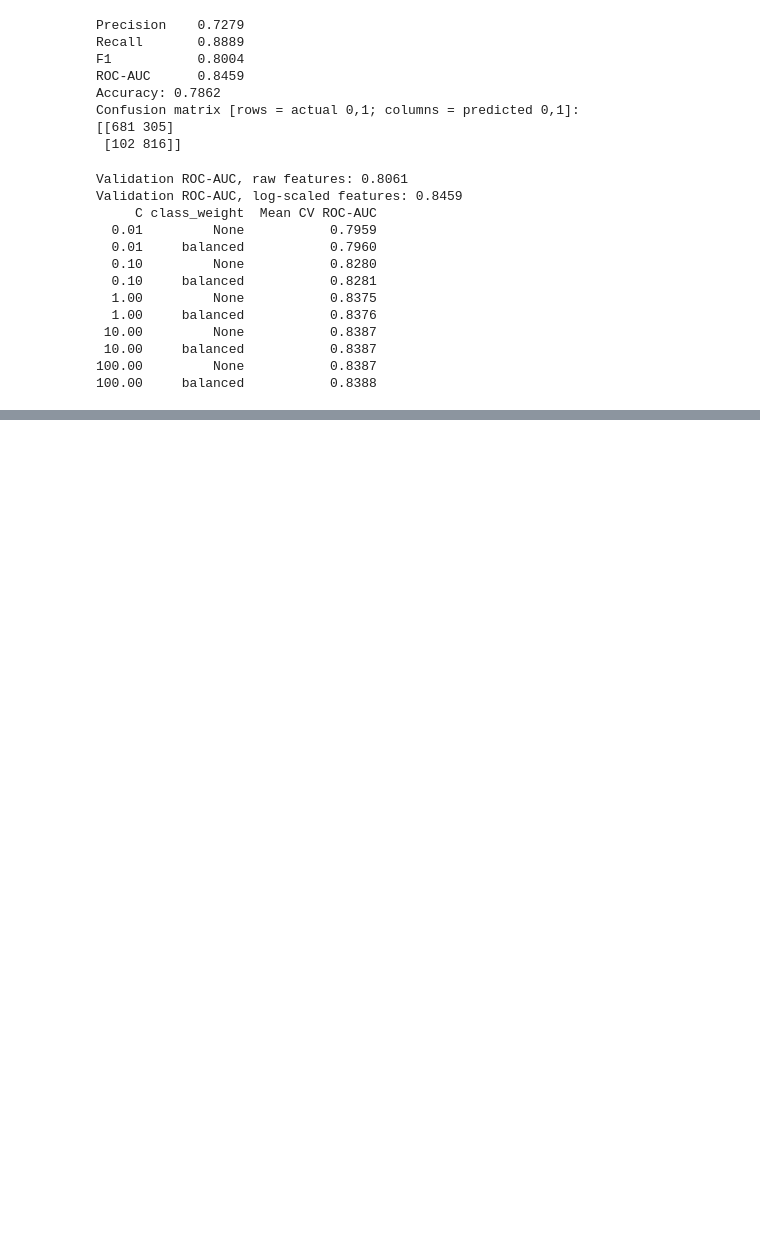
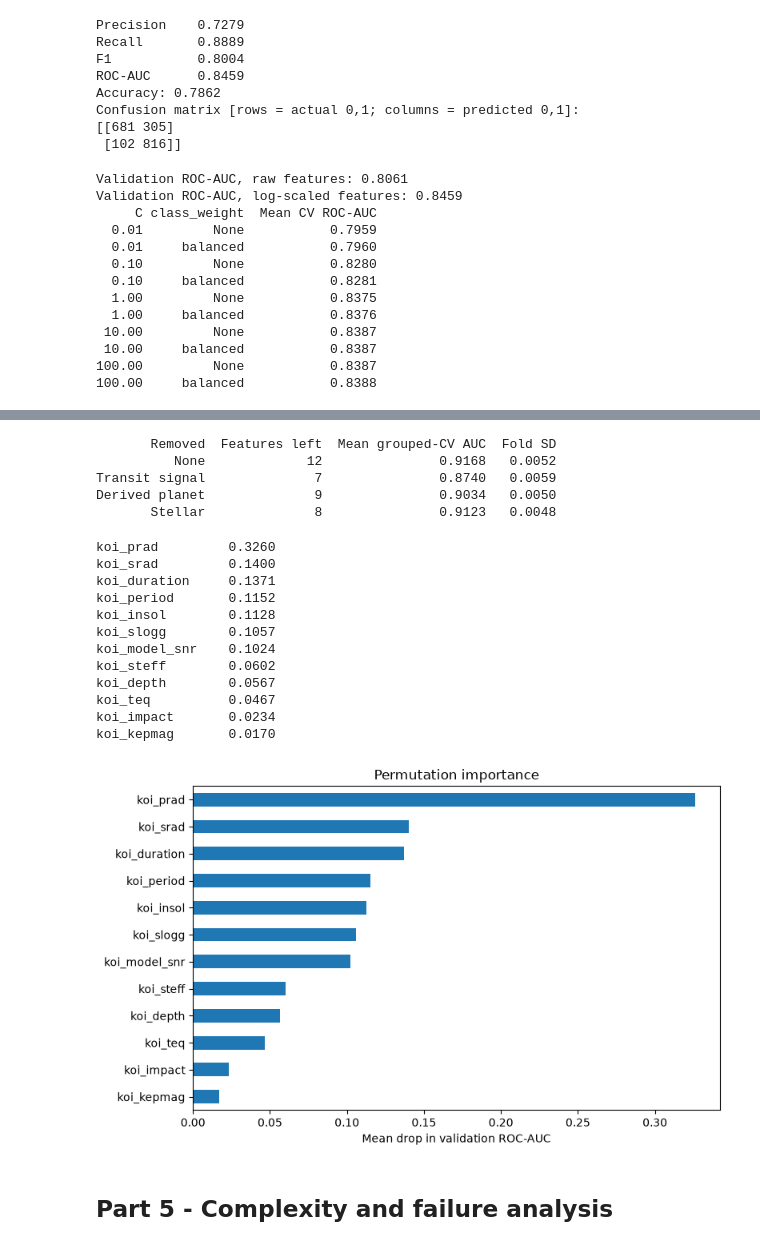
Before and after one commit to Jadakoum21/Kepler_MLproject, a Jupyter notebook: group13_project.ipynb, the cells around one changed output, grey strips where cells are left out. Cells and saved outputs as stored; diff of their text form; code cells hidden in the pictures; blank space fills up the shorter version.

```diff
--- a/group13_project.ipynb
+++ b/group13_project.ipynb
@@ -327,0 +352,56 @@ Some false positives:
+# %%
+# Compare grouped-fold AUC after removing each family of measurements.
+from sklearn.model_selection import cross_val_score
+
+families={"Transit signal":["koi_period","koi_impact","koi_duration","koi_depth","koi_model_snr"],
+          "Derived planet":["koi_prad","koi_teq","koi_insol"],
+          "Stellar":["koi_steff","koi_slogg","koi_srad","koi_kepmag"]}
+ablation_rows=[]
+for family, removed in [("None",[]),*families.items()]:
+    keep=[c for c in features if c not in removed]
+    log_cols=[c for c in skewed if c in keep]
+    prep=ColumnTransformer([("log",make_pipeline(SimpleImputer(strategy="median"),
+                         FunctionTransformer(np.log1p)),log_cols)],
+                         remainder=SimpleImputer(strategy="median"))
+    candidate=make_pipeline(prep,StandardScaler(),clone(selected_model.steps[-1][1]))
+    scores=cross_val_score(candidate,X_train[keep],y_train,groups=groups_train,
+                           cv=GroupKFold(n_splits=3),scoring="roc_auc",n_jobs=1)
+    ablation_rows.append({"Removed":family,"Features left":len(keep),
+                          "Mean grouped-CV AUC":scores.mean(),"Fold SD":scores.std()})
+print(pd.DataFrame(ablation_rows).round(4).to_string(index=False))
+# %% [output]
+       Removed  Features left  Mean grouped-CV AUC  Fold SD
+          None             12               0.9168   0.0052
+Transit signal              7               0.8740   0.0059
+Derived planet              9               0.9034   0.0050
+       Stellar              8               0.9123   0.0048
+# %%
+# Estimate how much validation ROC-AUC drops when each predictor is shuffled.
+from sklearn.inspection import permutation_importance
+
+importance=permutation_importance(selected_model,X_val,y_val,scoring="roc_auc",
+                                  n_repeats=5,random_state=42,n_jobs=1)
+ranked=pd.Series(importance.importances_mean,index=features).sort_values()
+print(ranked.sort_values(ascending=False).round(4).to_string())
+fig,ax=plt.subplots(figsize=(8,5))
+ranked.plot.barh(ax=ax)
+ax.set(xlabel="Mean drop in validation ROC-AUC",title="Permutation importance")
+fig.tight_layout()
+fig.savefig("permutation_importance.png",dpi=160)
+plt.show()
+# %% [output]
+koi_prad         0.3260
+koi_srad         0.1400
+koi_duration     0.1371
+koi_period       0.1152
+koi_insol        0.1128
+koi_slogg        0.1057
+koi_model_snr    0.1024
+koi_steff        0.0602
+koi_depth        0.0567
+koi_teq          0.0467
+koi_impact       0.0234
+koi_kepmag       0.0170
+[figure, added]
+# %% [markdown]
+## Part 5 - Complexity and failure analysis
```
Also changed, not shown: parts of 15 cells of this notebook, 5 other files.
